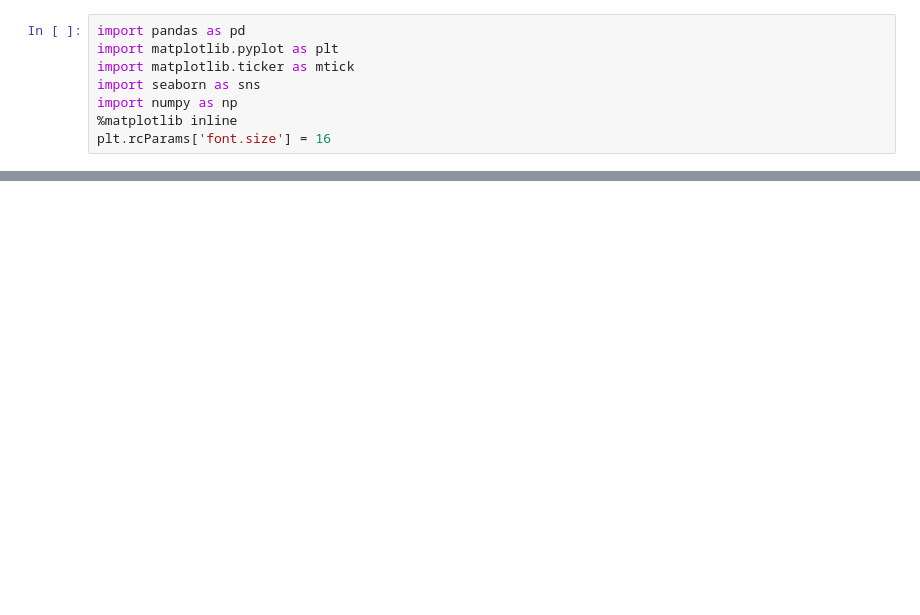
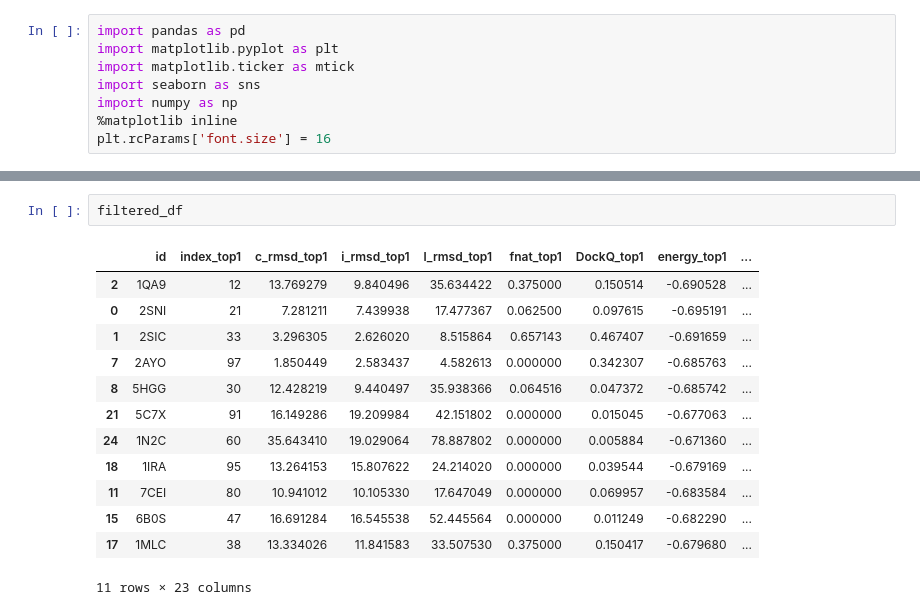
Before and after one commit to Graylab/DFMDock, a Jupyter notebook: scripts/notebooks/plot.ipynb, the cells around one changed output, grey strips where cells are left out. Saved outputs shown, nothing was run; the diff lists cells and outputs as text; blank space fills up the shorter version.

```diff
--- a/scripts/notebooks/plot.ipynb
+++ b/scripts/notebooks/plot.ipynb
@@ -126,0 +127,16 @@ plt.show()
+# %%
+filtered_df
+# %% [output]
+|  | id | index_top1 | c_rmsd_top1 | i_rmsd_top1 | l_rmsd_top1 | fnat_top1 | DockQ_top1 | energy_top1 | ... |
+| 2 | 1QA9 | 12 | 13.769279 | 9.840496 | 35.634422 | 0.375000 | 0.150514 | -0.690528 | ... |
+| 0 | 2SNI | 21 | 7.281211 | 7.439938 | 17.477367 | 0.062500 | 0.097615 | -0.695191 | ... |
+| 1 | 2SIC | 33 | 3.296305 | 2.626020 | 8.515864 | 0.657143 | 0.467407 | -0.691659 | ... |
+| 7 | 2AYO | 97 | 1.850449 | 2.583437 | 4.582613 | 0.000000 | 0.342307 | -0.685763 | ... |
+| 8 | 5HGG | 30 | 12.428219 | 9.440497 | 35.938366 | 0.064516 | 0.047372 | -0.685742 | ... |
+| 21 | 5C7X | 91 | 16.149286 | 19.209984 | 42.151802 | 0.000000 | 0.015045 | -0.677063 | ... |
+| 24 | 1N2C | 60 | 35.643410 | 19.029064 | 78.887802 | 0.000000 | 0.005884 | -0.671360 | ... |
+| 18 | 1IRA | 95 | 13.264153 | 15.807622 | 24.214020 | 0.000000 | 0.039544 | -0.679169 | ... |
+| 11 | 7CEI | 80 | 10.941012 | 10.105330 | 17.647049 | 0.000000 | 0.069957 | -0.683584 | ... |
+| 15 | 6B0S | 47 | 16.691284 | 16.545538 | 52.445564 | 0.000000 | 0.011249 | -0.682290 | ... |
+| 17 | 1MLC | 38 | 13.334026 | 11.841583 | 33.507530 | 0.375000 | 0.150417 | -0.679680 | ... |
+11 rows × 23 columns
```
Also changed, not shown: parts of 6 cells of this notebook, 27 other files.
